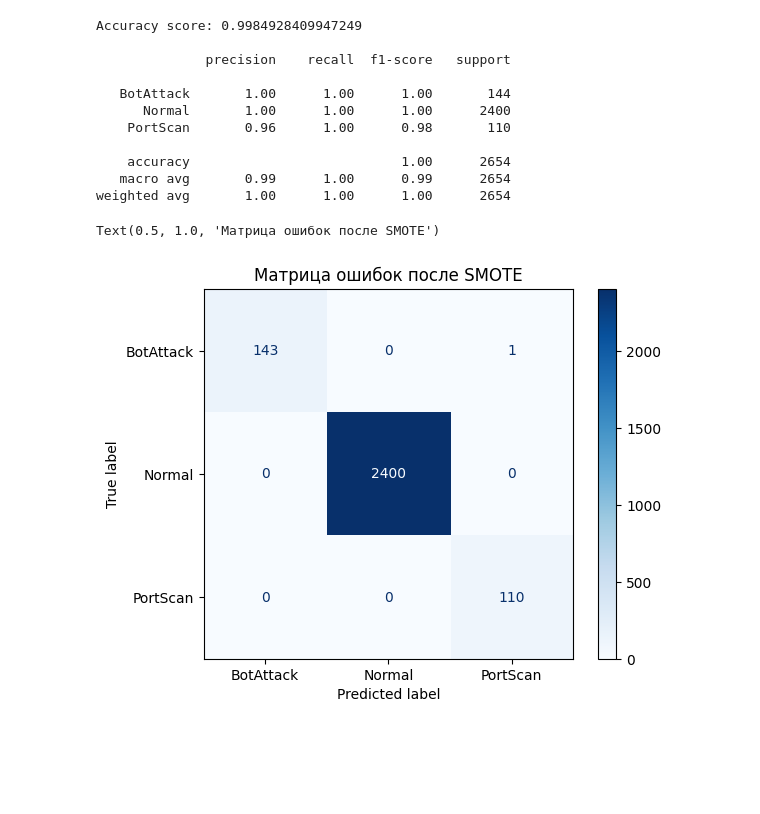
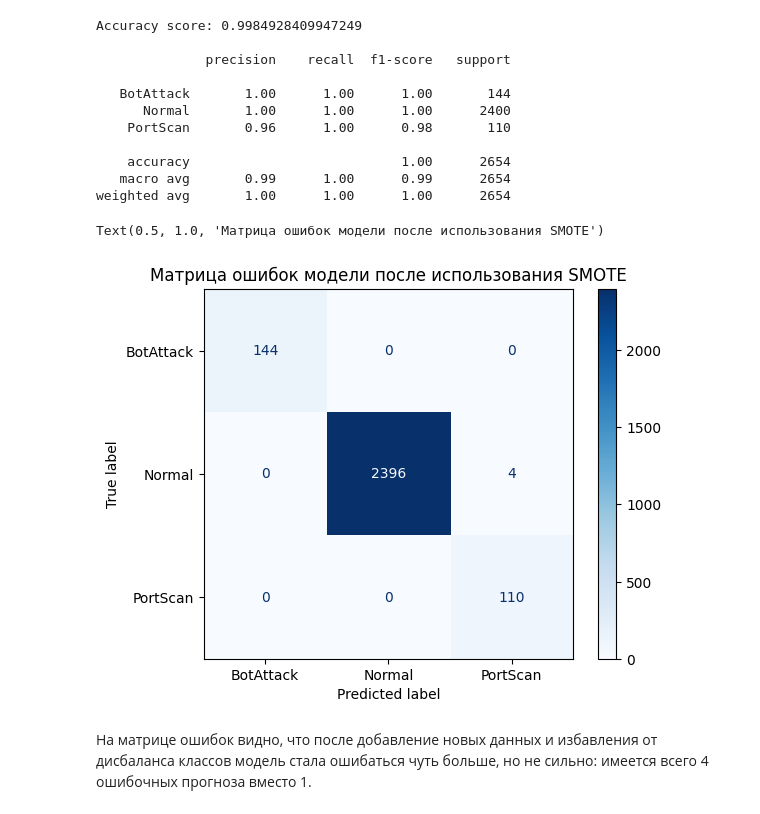
Before and after one commit to iamrus1/Intrusion-Log-Analysis, a Jupyter notebook: Intrusion detection log analysis.ipynb, the cells around one changed output. Saved outputs shown, nothing was run; the diff lists cells and outputs as text; code cells hidden in the pictures; blank space fills up the shorter version.

```diff
--- a/Intrusion detection log analysis.ipynb
+++ b/Intrusion detection log analysis.ipynb
@@ -656,3 +650,8 @@ Text(0.5, 1.0, 'Confusion Matrix for Multiclass Logistic Regression')
+# %%
+logs = pd.read_csv("Network_logs.csv")  # Повторная загрузка данных
+X_train, X_test, y_train, y_test = dataset_splitting(logs)  # Разделение на тренировочную и тестовую выборки
+X_train, X_test = categorical_data_preprocessing(X_train, X_test, y_train)  # Преобразование категориальных признаков
+X_train, X_test = quantitive_data_preprocessing(X_train, X_test)  # Преобразование количественных признаков
 # %%
 smote = SMOTE(sampling_strategy='not majority', random_state=42)
 X_train_smote, y_train_smote = smote.fit_resample(X_train, y_train)
@@ -687,11 +688,13 @@ Accuracy score: 0.9984928409947249
    macro avg       0.99      1.00      0.99      2654
 weighted avg       1.00      1.00      1.00      2654
 # %%
-ConfusionMatrixDisplay.from_estimator(model, X_test, y_test, cmap='Blues')
-plt.title('Матрица ошибок после SMOTE')
+ConfusionMatrixDisplay.from_estimator(model2, X_test, y_test, cmap='Blues')
+plt.title('Матрица ошибок модели после использования SMOTE')
 # %% [output]
-Text(0.5, 1.0, 'Матрица ошибок после SMOTE')
+Text(0.5, 1.0, 'Матрица ошибок модели после использования SMOTE')
-[figure, old version]
+[figure, new version]
+# %% [markdown]
+На матрице ошибок видно, что после добавление новых данных и избавления от дисбаланса классов модель стала ошибаться чуть больше, но не сильно: имеется всего 4 ошибочных прогноза вместо 1.
 # %% [markdown]
 ## Вывод
 Данная работа заключалась в классификации запросов в логах IDS на 3 класса:
```
Also changed, not shown: parts of 14 cells of this notebook.
